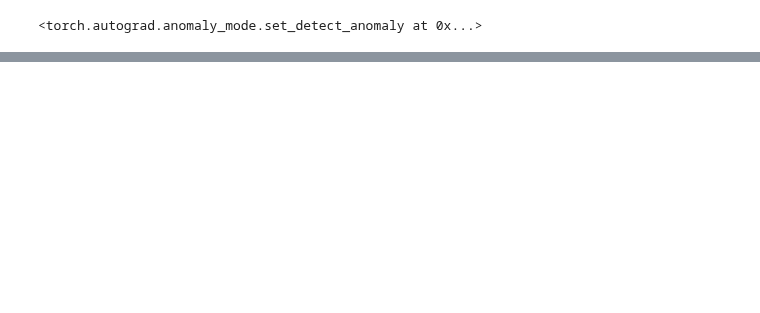
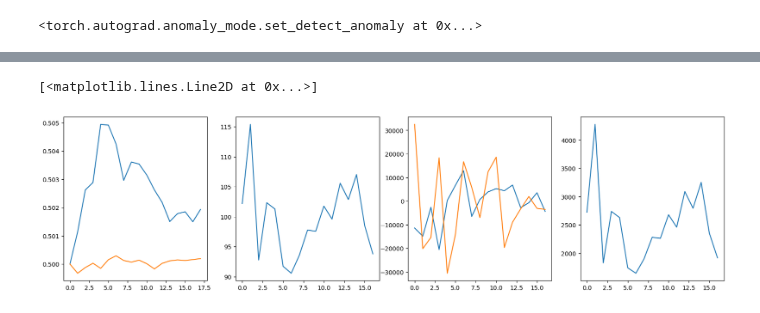
Before and after one commit to JanSchering/Thesis, a Jupyter notebook: random_walk/persistent_rand_walk_ex.ipynb, the cells around one changed output, grey strips where cells are left out. Cells and saved outputs as stored; diff of their text form; code cells hidden in the pictures; blank space fills up the shorter version.

```diff
--- a/random_walk/persistent_rand_walk_ex.ipynb
+++ b/random_walk/persistent_rand_walk_ex.ipynb
@@ -138,0 +242,20 @@ axs[3].plot(losses)
+# %%
+for i in tqdm(range(50)):
+    test_batch, dir_x, dir_y, v_x, v_y = init_batch(400,512,device=device)
+    #print(dir_x.shape)
+    for j in range(100):
+        test_batch, dir_x, v_x = take_step(test_batch, v_x, p_vchg, dir_x, p_reverse, dim=-1)
+        test_batch, dir_y, v_y = take_step(test_batch, v_y, p_vchg, dir_y, p_reverse, dim=-2)
+    distances, msd, std = calc_stats(test_batch,dist_mtx)
+    loss = (msd - target_msd)**2
+    grad_rev, grad_vchg = t.autograd.grad(loss,(p_reverse, p_vchg))
+    p_reverse = t.clamp(p_reverse - 1e-6 * grad_rev, min=0, max=1)
+    p_vchg = t.clamp(p_vchg - 1e-6 * grad_vchg, min=0, max=1)
+
+    print(p_reverse,p_vchg)
+    p_rev_vals.append(p_reverse.detach().clone().cpu().numpy())
+    p_vchg_vals.append(p_vchg.detach().clone().cpu().numpy())
+    grads_rev.append(grad_rev.detach().clone().cpu().numpy())
+    grads_vchg.append(grad_vchg.detach().clone().cpu().numpy())
+    msds.append(msd.detach().clone().cpu().numpy())
+    losses.append(loss.detach().clone().cpu().numpy())
@@ -138,0 +276,11 @@ axs[3].plot(losses)
+# %%
+fig, axs = plt.subplots(1,4, figsize=(20,5))
+axs[0].plot(p_rev_vals)
+axs[0].plot(p_vchg_vals)
+axs[1].plot(msds)
+axs[2].plot(grads_rev)
+axs[2].plot(grads_vchg)
+axs[3].plot(losses)
+# %% [output]
+[<matplotlib.lines.Line2D at 0x...>]
+[figure, added]
```
Also changed, not shown: parts of 11 cells of this notebook.
